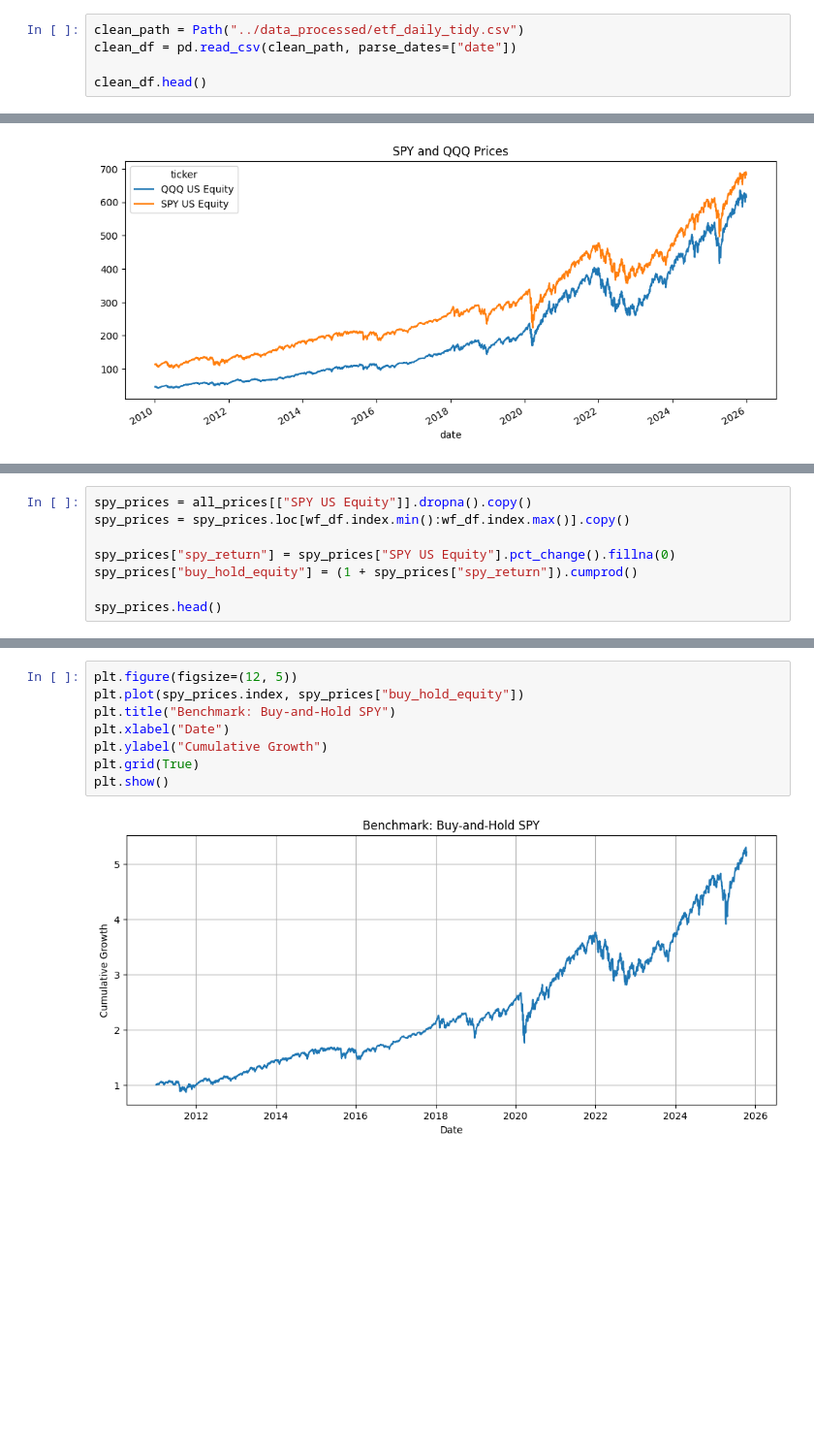
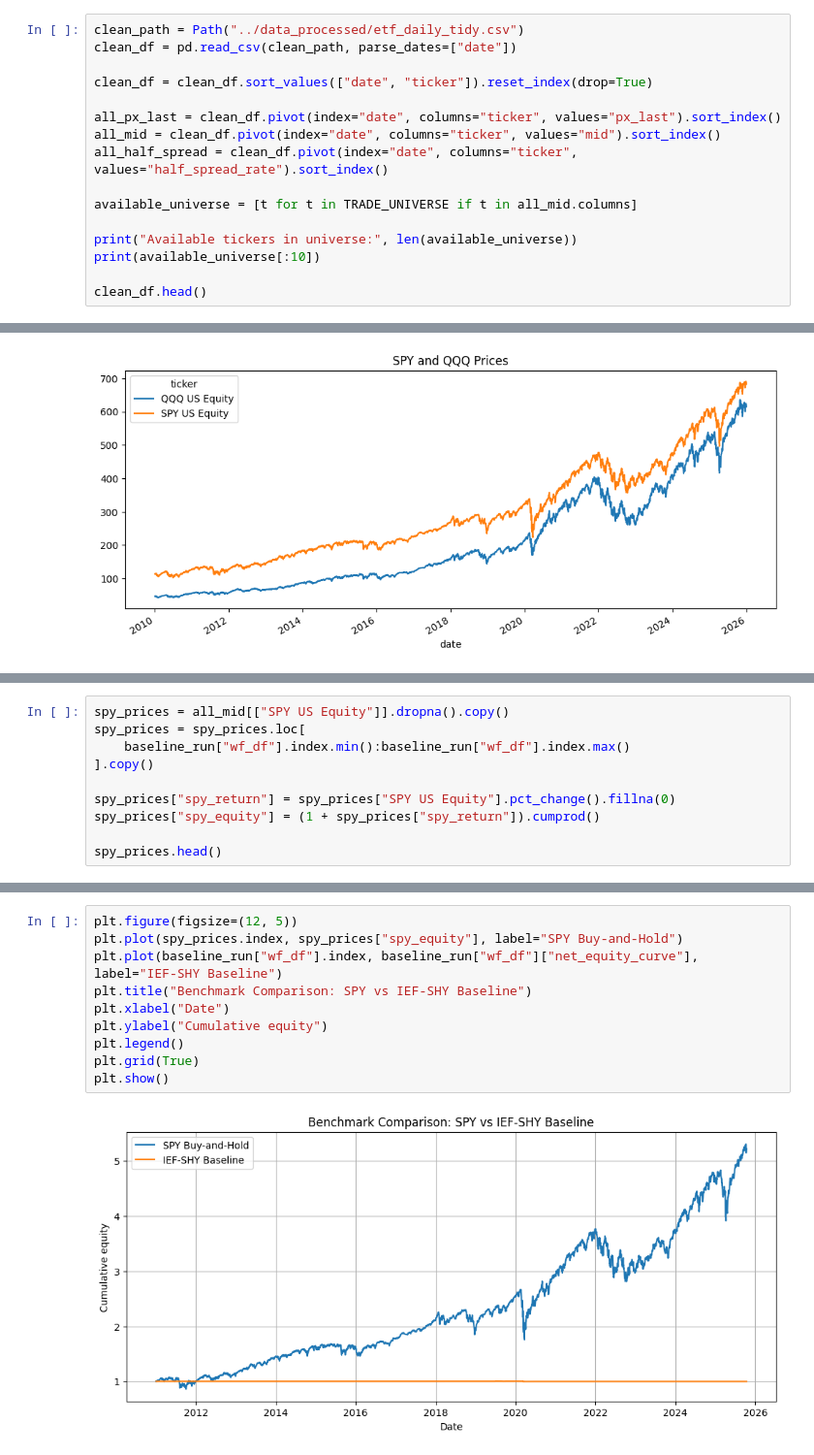
Before and after one commit to jen-dan/pairs-trading, a Jupyter notebook: notebooks/01_data_cleaning.ipynb, the cells around one changed output, grey strips where cells are left out. Shown at 97% size. Drawn from its saved outputs; the diff is of its cells as text; blank space fills up the shorter version.

```diff
--- a/notebooks/01_data_cleaning.ipynb
+++ b/notebooks/01_data_cleaning.ipynb
@@ -243,5 +305,16 @@ import matplotlib.pyplot as plt
 clean_path = Path("../data_processed/etf_daily_tidy.csv")
 clean_df = pd.read_csv(clean_path, parse_dates=["date"])
 
+clean_df = clean_df.sort_values(["date", "ticker"]).reset_index(drop=True)
+
+all_px_last = clean_df.pivot(index="date", columns="ticker", values="px_last").sort_index()
+all_mid = clean_df.pivot(index="date", columns="ticker", values="mid").sort_index()
+all_half_spread = clean_df.pivot(index="date", columns="ticker", values="half_spread_rate").sort_index()
+
+available_universe = [t for t in TRADE_UNIVERSE if t in all_mid.columns]
+
+print("Available tickers in universe:", len(available_universe))
+print(available_universe[:10])
+
 clean_df.head()
 # %% [output]
@@ -916,9 +981,11 @@ baseline_summary_df.to_csv("../data_processed/baseline_summary.csv", index=False
 # %%
-spy_prices = all_prices[["SPY US Equity"]].dropna().copy()
-spy_prices = spy_prices.loc[wf_df.index.min():wf_df.index.max()].copy()
+spy_prices = all_mid[["SPY US Equity"]].dropna().copy()
+spy_prices = spy_prices.loc[
+    baseline_run["wf_df"].index.min():baseline_run["wf_df"].index.max()
+].copy()
 
 spy_prices["spy_return"] = spy_prices["SPY US Equity"].pct_change().fillna(0)
-spy_prices["buy_hold_equity"] = (1 + spy_prices["spy_return"]).cumprod()
+spy_prices["spy_equity"] = (1 + spy_prices["spy_return"]).cumprod()
 
 spy_prices.head()
 # %% [output]
@@ -932,11 +999,13 @@ spy_prices.head()
 # %%
 plt.figure(figsize=(12, 5))
-plt.plot(spy_prices.index, spy_prices["buy_hold_equity"])
-plt.title("Benchmark: Buy-and-Hold SPY")
+plt.plot(spy_prices.index, spy_prices["spy_equity"], label="SPY Buy-and-Hold")
+plt.plot(baseline_run["wf_df"].index, baseline_run["wf_df"]["net_equity_curve"], label="IEF-SHY Baseline")
+plt.title("Benchmark Comparison: SPY vs IEF-SHY Baseline")
 plt.xlabel("Date")
-plt.ylabel("Cumulative Growth")
+plt.ylabel("Cumulative equity")
+plt.legend()
 plt.grid(True)
 plt.show()
 # %% [output]
-[figure, old version]
+[figure, new version]
 # %%
```
Also changed, not shown: parts of 50 cells of this notebook.
